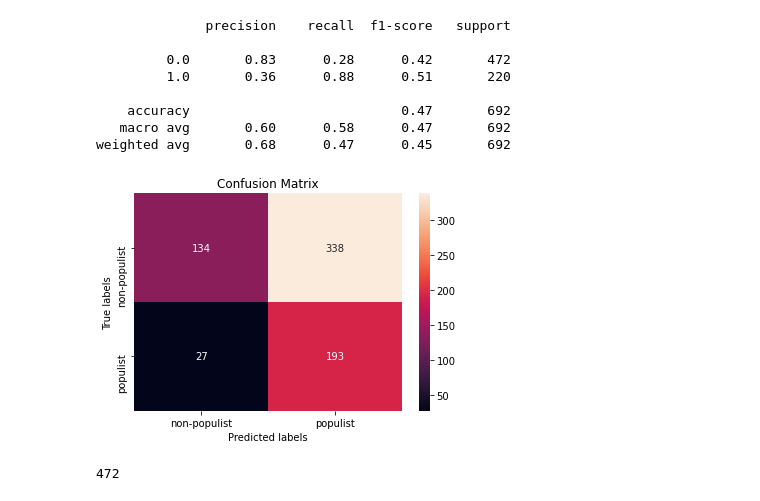
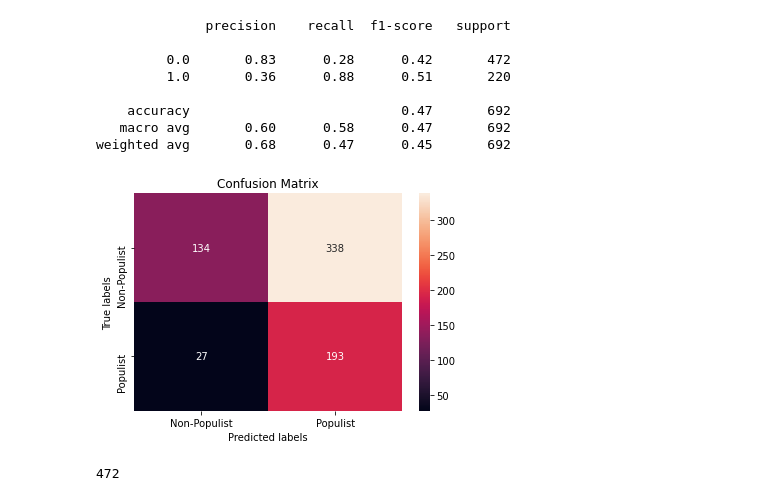
Before and after one commit to dschweim/WeakSupervisionForPopulismDetection, a Jupyter notebook: Notebooks/Interpretation and Error Analysis End Models.ipynb, the cells around one changed output. Drawn from its saved outputs; the diff is of its cells as text; code cells hidden in the pictures.

```diff
--- a/Notebooks/Interpretation and Error Analysis End Models.ipynb
+++ b/Notebooks/Interpretation and Error Analysis End Models.ipynb
@@ -30,19 +32,16 @@ print(classification_report(y_true, y_pred))
    macro avg       0.60      0.58      0.47       692
 weighted avg       0.68      0.47      0.45       692
 # %%
-import seaborn as sns
-import matplotlib.pyplot as plt
-
 ax= plt.subplot()
 sns.heatmap(cm, annot=True, fmt='g', ax=ax);  #annot=True to annotate cells, ftm='g' to disable scientific notation
 
 # labels, title and ticks
 ax.set_xlabel('Predicted labels');ax.set_ylabel('True labels');
 ax.set_title('Confusion Matrix');
-ax.xaxis.set_ticklabels(['non-populist', 'populist']); ax.yaxis.set_ticklabels(['non-populist', 'populist']);
-plt.savefig('images/cm_end_model_gbert_occ_all.png')
+ax.xaxis.set_ticklabels(['Non-Populist', 'Populist']); ax.yaxis.set_ticklabels(['Non-Populist', 'Populist']);
+plt.savefig('images/cm_end_model_gbert_occ_all.svg')
 # %% [output]
-[figure, old version]
+[figure, new version]
 # %%
 len(test_preds.loc[test_preds['Y_test'] == 0])
 # %% [output]
```
Also changed, not shown: parts of 10 cells of this notebook, 14 other files.
